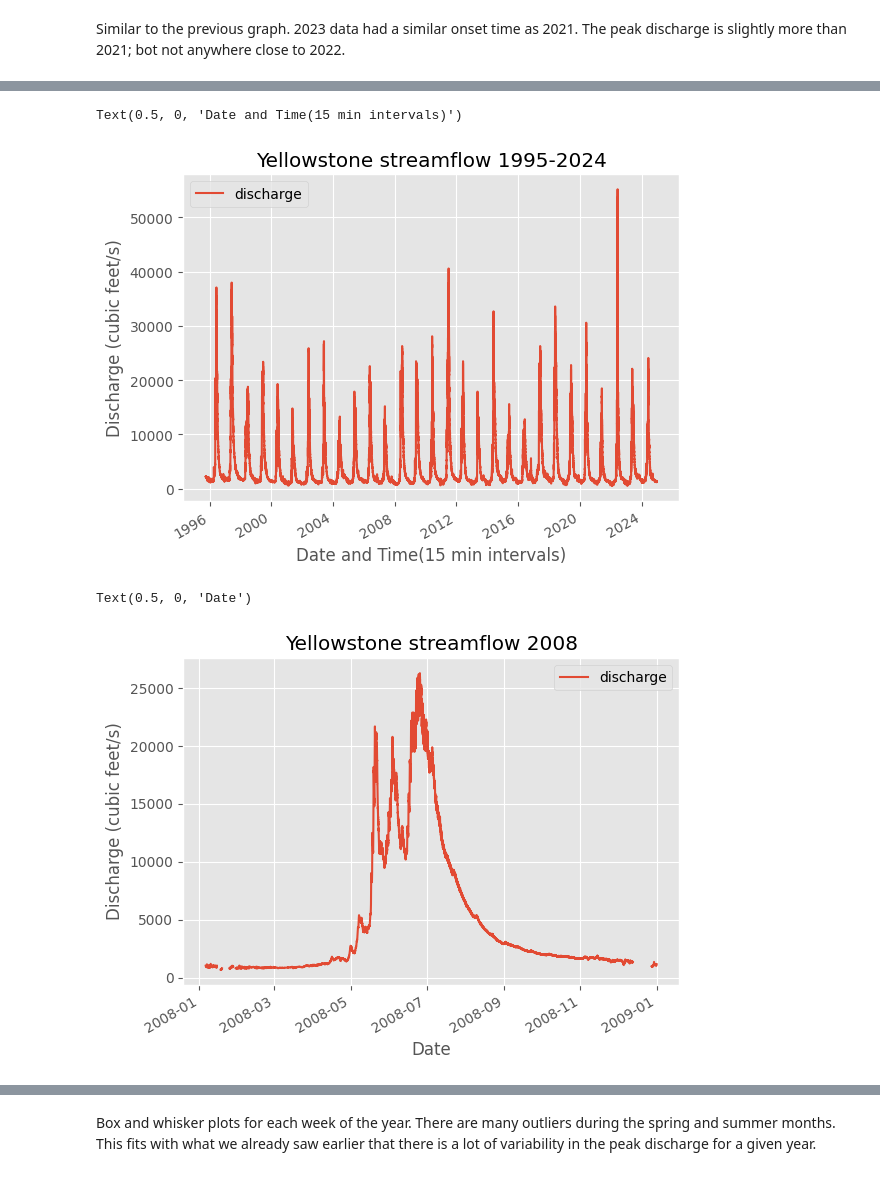
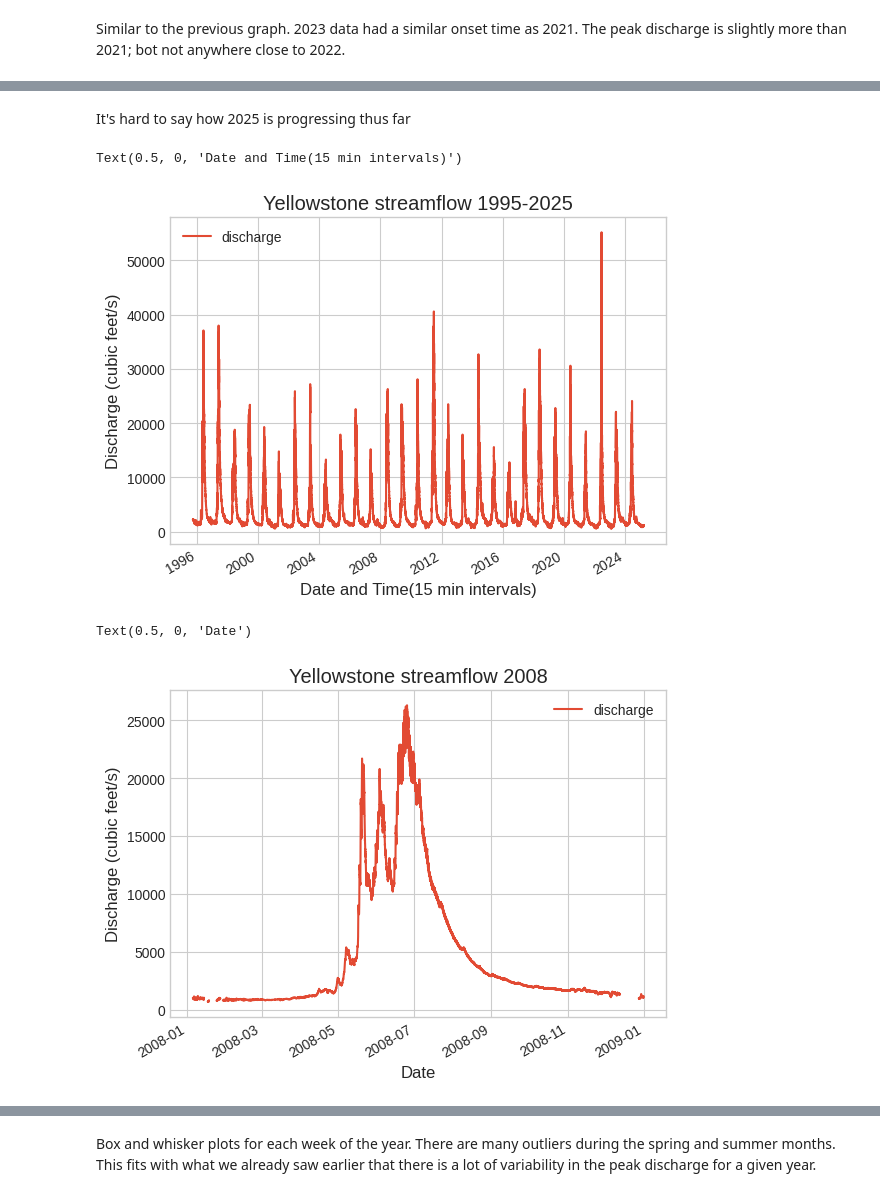
Before and after one commit to drpafowler/SpringRiver, a Jupyter notebook: eda_yellowstone6192500.ipynb, the cells around one changed output, grey strips where cells are left out. Cells and saved outputs as stored; diff of their text form; code cells hidden in the pictures.

```diff
--- a/eda_yellowstone6192500.ipynb
+++ b/eda_yellowstone6192500.ipynb
@@ -9,9 +9,7 @@ import xgboost as xgb
 import sklearn as sk
 from sklearn.preprocessing import MinMaxScaler
 
-
-
-plt.style.use('ggplot')
+plt.style.use('seaborn-v0_8-whitegrid')
 print(plt.style.available)
 # %% [output]
 ['Solarize_Light2', '_classic_test_patch', '_mpl-gallery', '_mpl-gallery-nogrid', 'bmh', 'classic', 'dark_background', 'fast', 'fivethirtyeight', 'ggplot', 'grayscale', 'petroff10', 'seaborn-v0_8', 's ...
@@ -192,15 +199,17 @@ Similar to the previous graph.  2023 data had a similar onset time as 2021.  The
+# %% [markdown]
+It's hard to say how 2025 is progressing thus far
 # %%
 discharge=data['discharge'].to_frame()
 discharge.index=data['datetime']
 # %%
 
 discharge.plot()
-plt.title('Yellowstone streamflow 1995-2024')
+plt.title('Yellowstone streamflow 1995-2025')
 plt.ylabel('Discharge (cubic feet/s)')
 plt.xlabel('Date and Time(15 min intervals)')
 # %% [output]
 Text(0.5, 0, 'Date and Time(15 min intervals)')
-[figure, old version]
+[figure, new version]
 # %%
 discharge_2008 = discharge[(discharge.index >= '2008-01-01') & (discharge.index < '2009-01-01')]
 discharge_2014 = discharge[(discharge.index >= '2014-01-01') & (discharge.index < '2015-01-01')]
@@ -212,7 +221,7 @@ plt.ylabel('Discharge (cubic feet/s)')
 plt.xlabel('Date')
 # %% [output]
 Text(0.5, 0, 'Date')
-[figure, old version]
+[figure, new version]
 # %%
 discharge_2014.plot()
 plt.title('Yellowstone streamflow 2014')
```
Also changed, not shown: parts of 17 cells of this notebook, 1 other file.
